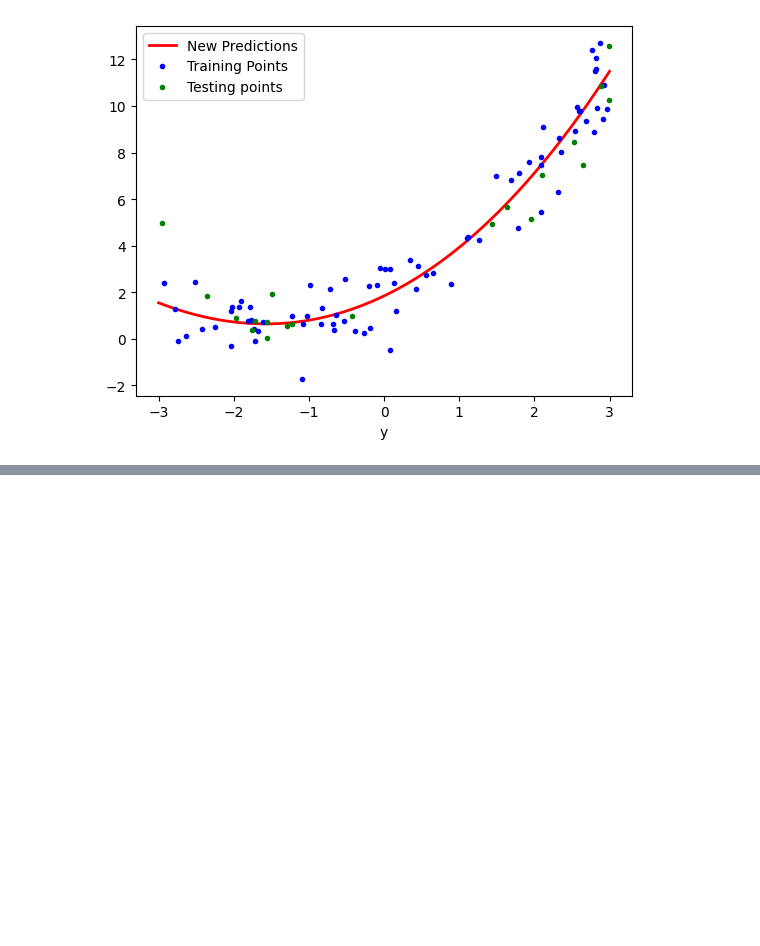
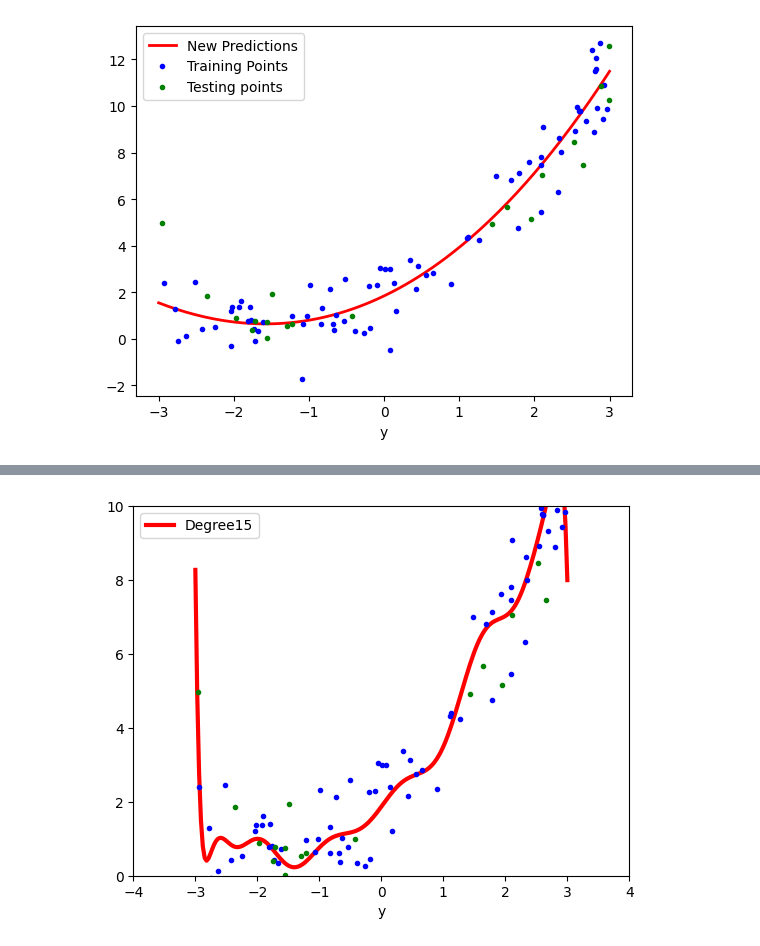
Before and after one commit to Shyam4849/Data-Science-and-Machine-Learning, a Jupyter notebook: 24-Understanding-Complete-Linear-Regression-Indepth-Intuition-and-Practicals/24.14-Polynomial-Regression-Implementation.ipynb, the cells around one changed output, grey strips where cells are left out. Saved outputs shown, nothing was run; the diff lists cells and outputs as text; code cells hidden in the pictures; blank space fills up the shorter version.

```diff
--- a/24-Understanding-Complete-Linear-Regression-Indepth-Intuition-and-Practicals/24.14-Polynomial-Regression-Implementation.ipynb
+++ b/24-Understanding-Complete-Linear-Regression-Indepth-Intuition-and-Practicals/24.14-Polynomial-Regression-Implementation.ipynb
@@ -190,0 +222,4 @@ plt.show()
+# %%
+poly_regression(15)
+# %% [output]
+[figure, added]
```
Also changed, not shown: parts of 6 cells of this notebook.
